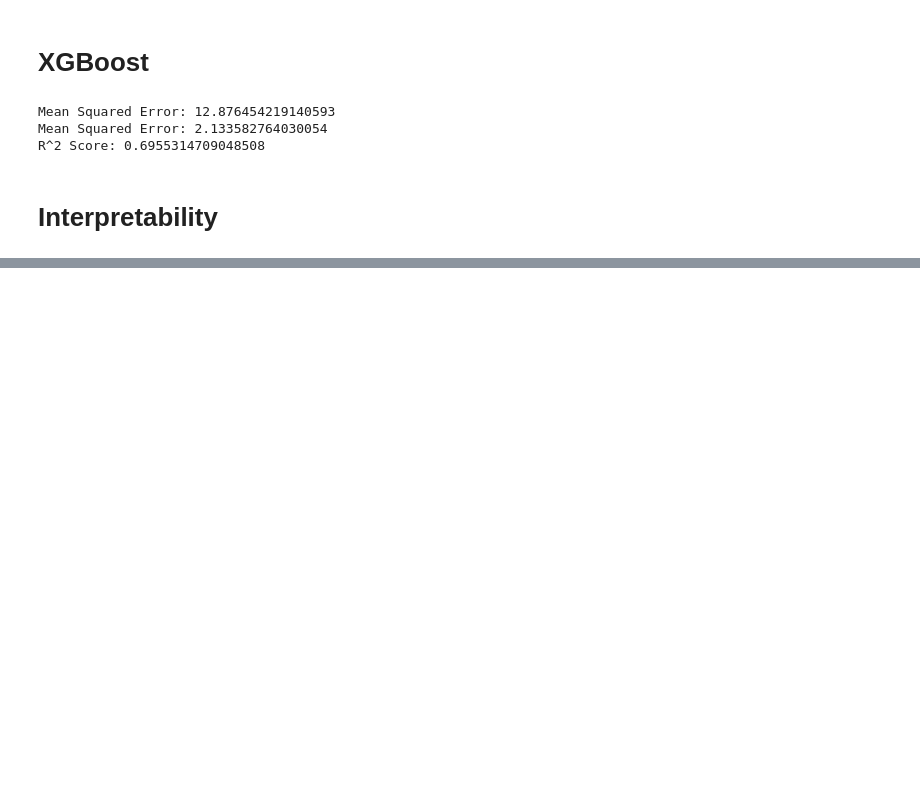
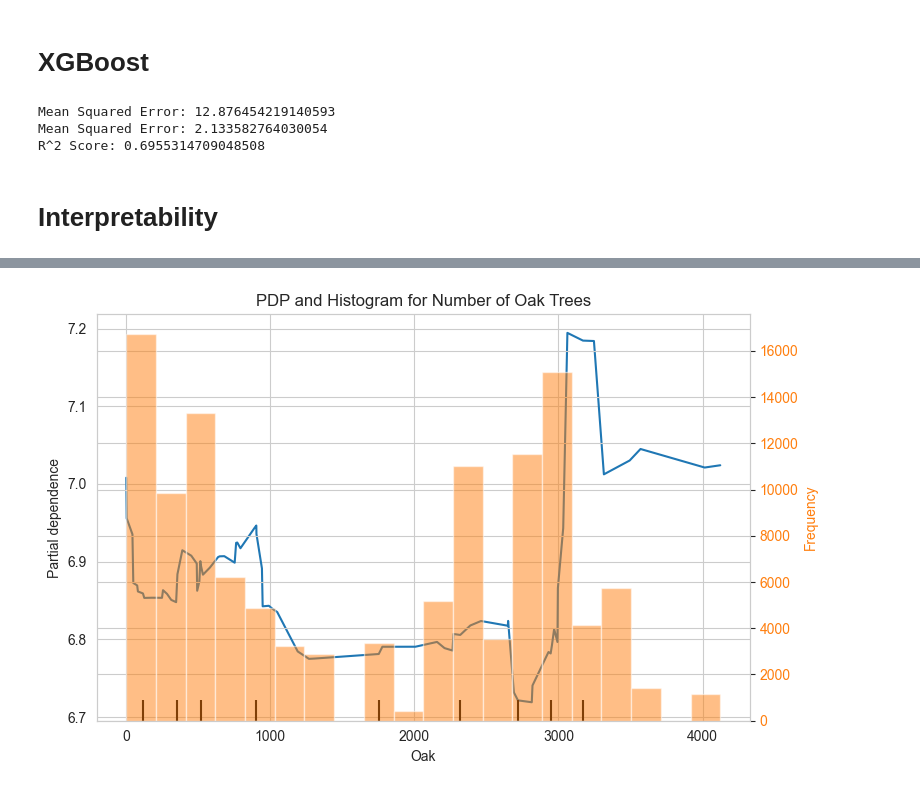
Before and after one commit to AsmitC/Austin_Trees, a Jupyter notebook: interpretability_tree_types.ipynb, the cells around one changed output, grey strips where cells are left out. Cells and saved outputs as stored; diff of their text form; code cells hidden in the pictures; blank space fills up the shorter version.

```diff
--- a/interpretability_tree_types.ipynb
+++ b/interpretability_tree_types.ipynb
@@ -252,0 +296,35 @@ for (n, m), shap_values in zip(models, shap_values_list):
+# %%
+import matplotlib.pyplot as plt
+from sklearn.inspection import PartialDependenceDisplay
+import numpy as np
+
+# Assuming best_xgb is your trained model and X is your DataFrame
+
+# Plot the PDP
+fig, ax1 = plt.subplots(figsize=(8, 5))
+PartialDependenceDisplay.from_estimator(best_xgb, X, ['Oak'], kind='average', ax=ax1)
+ax1.set_title('PDP and Histogram for Number of Oak Trees')
+ax1.set_ylabel('PDP')
+ax1.set_xlabel('Number of Oak Trees')
+ax1.tick_params(axis='y', labelcolor='tab:blue')
+ax1.grid()
+
+# Add the histogram
+data = X['Oak']  # Extracting the 'Oak' column
+ax2 = ax1.twinx()
+color_hist = 'tab:orange'
+ax2.set_ylabel('Frequency', color=color_hist)
+n, bins, patches = ax2.hist(data, bins=20, color=color_hist, alpha=0.5, label='Histogram')
+ax2.tick_params(axis='y', labelcolor=color_hist)
+
+# # Manually combine legends
+# pdp_line = ax1.get_lines()[0]  # Extract the PDP line from the first axis
+# lines = [pdp_line, patches[0]]  # Use one of the histogram patches for the legend
+# labels = ['PDP', 'Histogram']
+# ax1.legend(lines, labels, loc='upper left')
+
+# Show the combined plot
+plt.tight_layout()
+plt.show()
+# %% [output]
+[figure, added]
```
Also changed, not shown: parts of 5 cells of this notebook, 9 other files.
